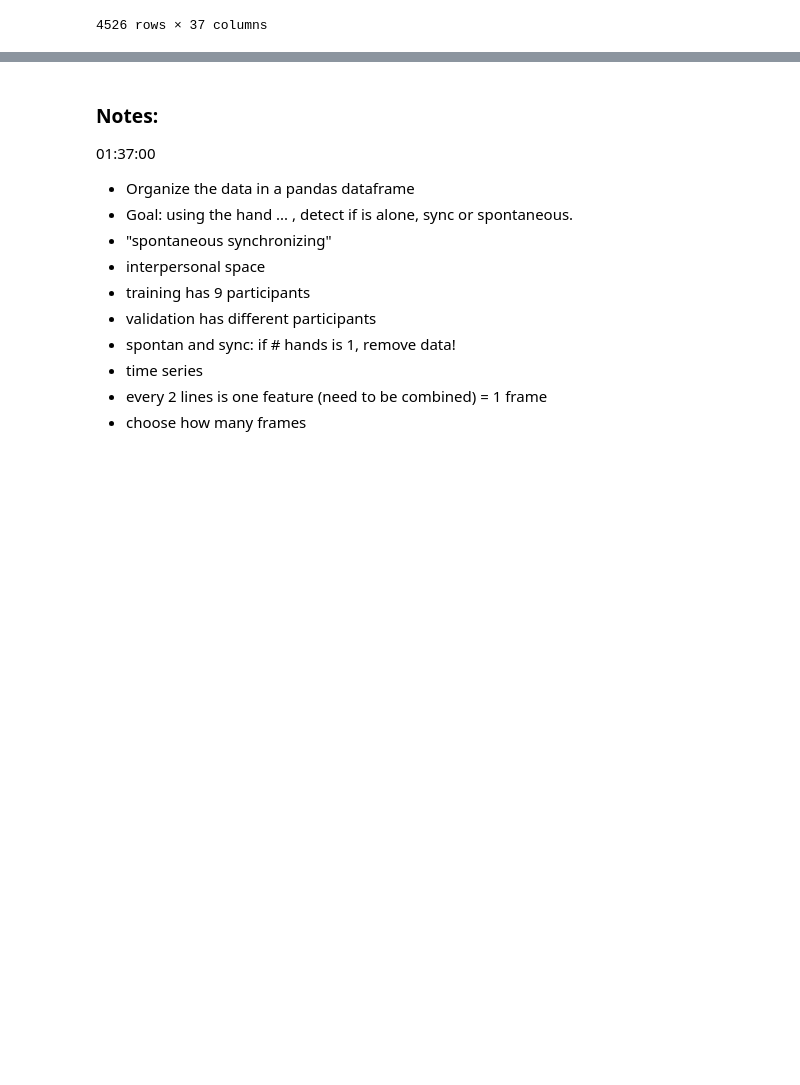
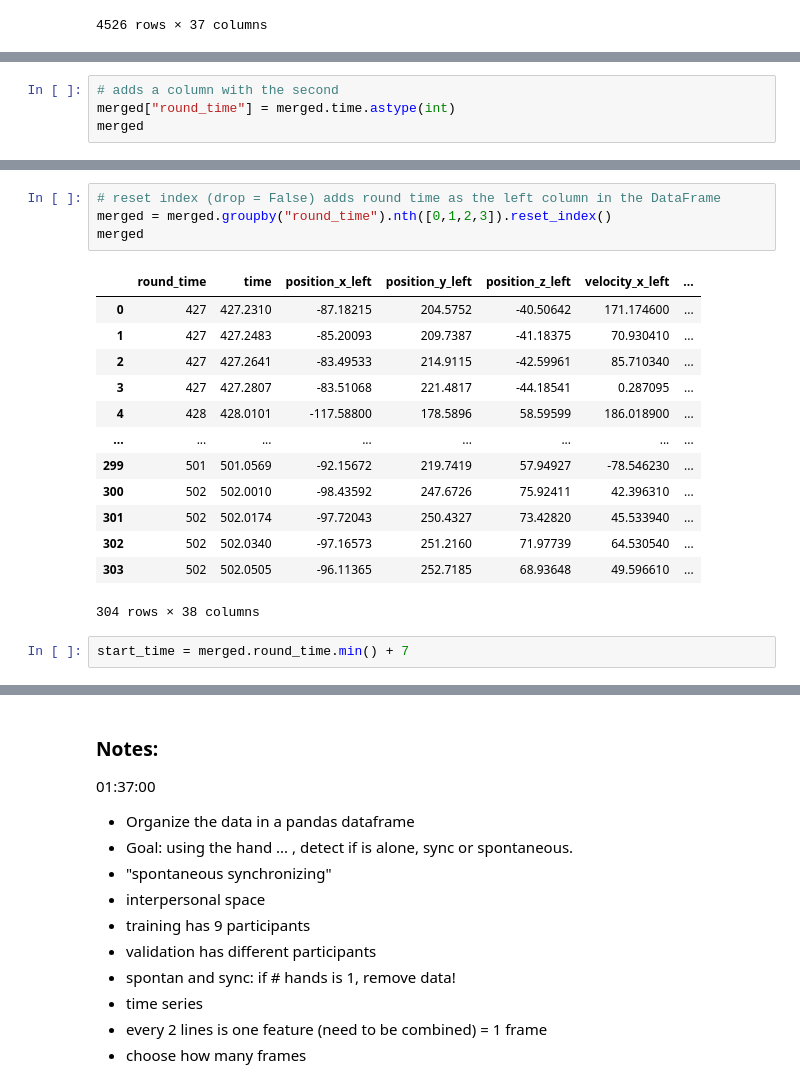
Before and after one commit to adiy55/1SB-Final-Project, a Jupyter notebook: 1SB ML Interpersonal Physical Alignment.ipynb, the cells around one changed output, grey strips where cells are left out. Cells and saved outputs as stored; diff of their text form; blank space fills up the shorter version.

```diff
--- a/1SB ML Interpersonal Physical Alignment.ipynb
+++ b/1SB ML Interpersonal Physical Alignment.ipynb
@@ -147,0 +152,4 @@ AttributeError: 'DataFrame' object has no attribute 'time'
+# %%
+# adds a column with the second
+merged["round_time"] = merged.time.astype(int)
+merged
@@ -147,0 +170,20 @@ AttributeError: 'DataFrame' object has no attribute 'time'
+# %%
+# reset index (drop = False) adds round time as the left column in the DataFrame
+merged = merged.groupby("round_time").nth([0,1,2,3]).reset_index()
+merged
+# %% [output]
+|  | round_time | time | position_x_left | position_y_left | position_z_left | velocity_x_left | ... |
+| 0 | 427 | 427.2310 | -87.18215 | 204.5752 | -40.50642 | 171.174600 | ... |
+| 1 | 427 | 427.2483 | -85.20093 | 209.7387 | -41.18375 | 70.930410 | ... |
+| 2 | 427 | 427.2641 | -83.49533 | 214.9115 | -42.59961 | 85.710340 | ... |
+| 3 | 427 | 427.2807 | -83.51068 | 221.4817 | -44.18541 | 0.287095 | ... |
+| 4 | 428 | 428.0101 | -117.58800 | 178.5896 | 58.59599 | 186.018900 | ... |
+| ... | ... | ... | ... | ... | ... | ... | ... |
+| 299 | 501 | 501.0569 | -92.15672 | 219.7419 | 57.94927 | -78.546230 | ... |
+| 300 | 502 | 502.0010 | -98.43592 | 247.6726 | 75.92411 | 42.396310 | ... |
+| 301 | 502 | 502.0174 | -97.72043 | 250.4327 | 73.42820 | 45.533940 | ... |
+| 302 | 502 | 502.0340 | -97.16573 | 251.2160 | 71.97739 | 64.530540 | ... |
+| 303 | 502 | 502.0505 | -96.11365 | 252.7185 | 68.93648 | 49.596610 | ... |
+304 rows × 38 columns
+# %%
+start_time = merged.round_time.min() + 7
```
Also changed, not shown: parts of 16 cells of this notebook.
